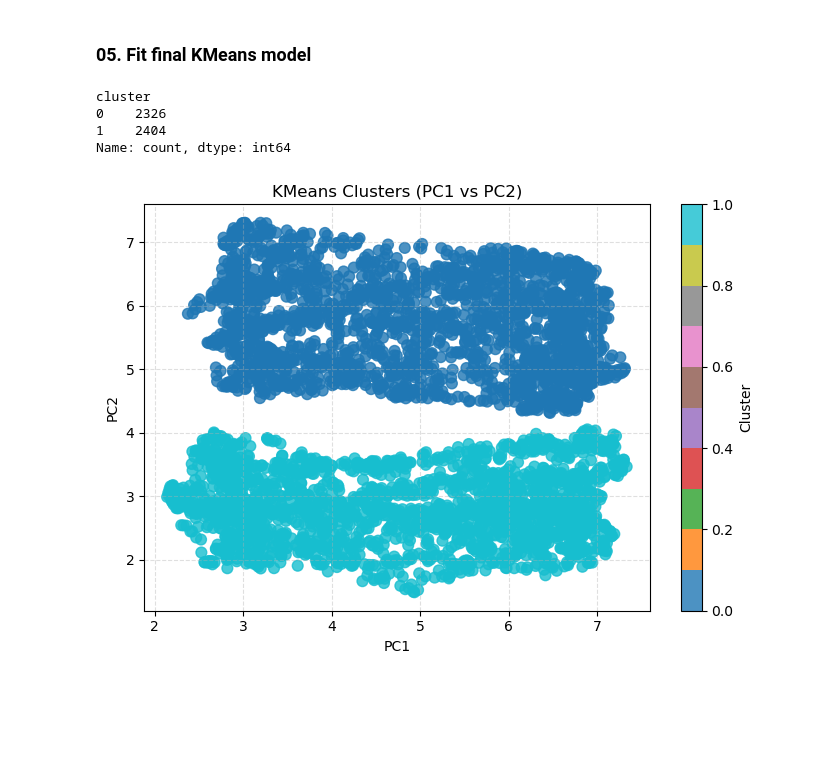
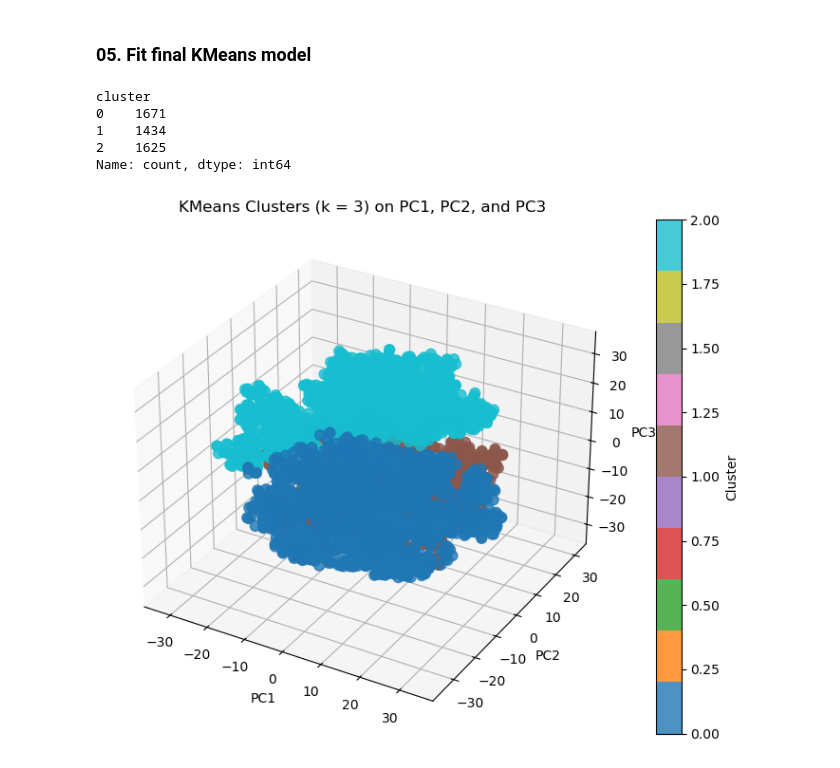
Before and after one commit to dinod001/Viral_Social_Media_Trends-ML, a Jupyter notebook: Model Training/Clustering/models/Kmean_clustering.ipynb, the cells around one changed output. Saved outputs shown, nothing was run; the diff lists cells and outputs as text; code cells hidden in the pictures; blank space fills up the shorter version.

```diff
--- a/Model Training/Clustering/models/Kmean_clustering.ipynb
+++ b/Model Training/Clustering/models/Kmean_clustering.ipynb
@@ -75,7 +75,7 @@ Best k by silhouette score: 8
 ### 05. Fit final KMeans model
 # %%
 
-final_kmeans = KMeans(n_clusters=2, random_state=42, n_init=10)
+final_kmeans = KMeans(n_clusters=3, random_state=42, n_init=10)
 cluster_labels = final_kmeans.fit_predict(df_pca)
 
 df_clusters = df_pca.copy()
@@ -84,26 +84,52 @@ df_clusters['cluster'] = cluster_labels
 df_clusters['cluster'].value_counts().sort_index()
 # %% [output]
 cluster
-0    2326
-1    2404
+0    1671
+1    1434
+2    1625
 Name: count, dtype: int64
 # %%
-# 06. Visualize clusters in reduced dimensional space
-plt.figure(figsize=(7, 5))
-scatter = plt.scatter(
-    df_clusters['PC1'],
-    df_clusters['PC2'],
-    c=df_clusters['cluster'],
-    cmap='tab10',
-    s=60,
-    alpha=0.8,
-)
-plt.xlabel('PC1')
-plt.ylabel('PC2')
-plt.title('KMeans Clusters (PC1 vs PC2)')
-plt.grid(True, linestyle='--', alpha=0.4)
-plt.colorbar(scatter, label='Cluster')
-plt.tight_layout()
-plt.show()
+# # 06. Visualize clusters in reduced dimensional space
+# plt.figure(figsize=(7, 5))
+# scatter = plt.scatter(
+#     df_clusters['PC1'],
+#     df_clusters['PC2'],
+#     c=df_clusters['cluster'],
+#     cmap='tab10',
+#     s=60,
+#     alpha=0.8,
+# )
+# plt.xlabel('PC1')
+# plt.ylabel('PC2')
+# plt.title('KMeans Clusters (PC1 vs PC2)')
+# plt.grid(True, linestyle='--', alpha=0.4)
+# plt.colorbar(scatter, label='Cluster')
+# plt.tight_layout()
+# plt.show()
-# %% [output]
-[figure, removed]
+# %%
+from mpl_toolkits.mplot3d import Axes3D
+import matplotlib.pyplot as plt
+
+fig = plt.figure(figsize=(8, 6))
+ax = fig.add_subplot(111, projection='3d')
+
+scatter = ax.scatter(
+    df_clusters['PC1'],
+    df_clusters['PC2'],
+    df_clusters['PC3'],
+    c=df_clusters['cluster'],    # should contain 3 clusters (0,1,2)
+    cmap='tab10',
+    s=60,
+    alpha=0.8
+)
+
+ax.set_xlabel('PC1')
+ax.set_ylabel('PC2')
+ax.set_zlabel('PC3')
+ax.set_title('KMeans Clusters (k = 3) on PC1, PC2, and PC3')
+
+fig.colorbar(scatter, label='Cluster')
+plt.tight_layout()
+plt.show()
+# %% [output]
+[figure, added]
```
Also changed, not shown: parts of 3 cells of this notebook, 4 other files.
